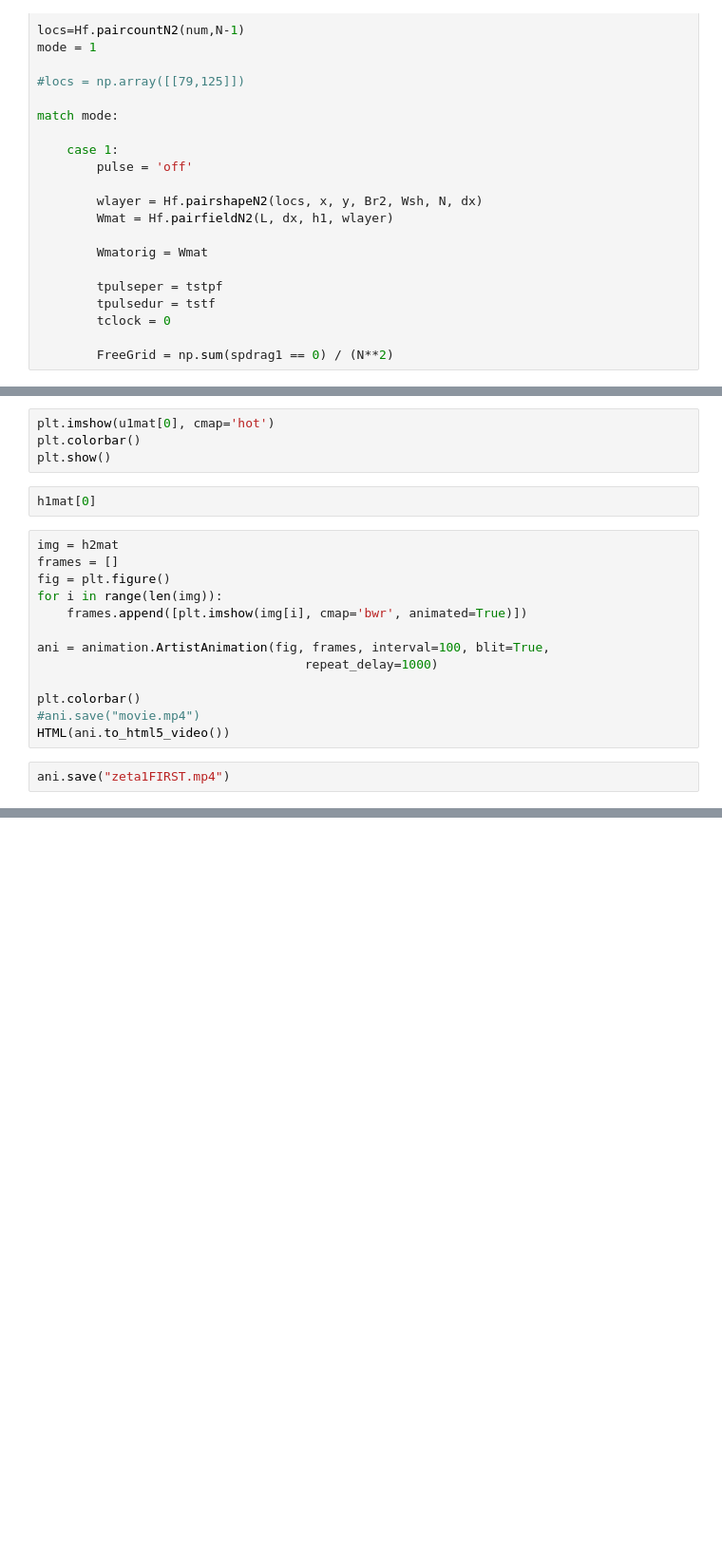
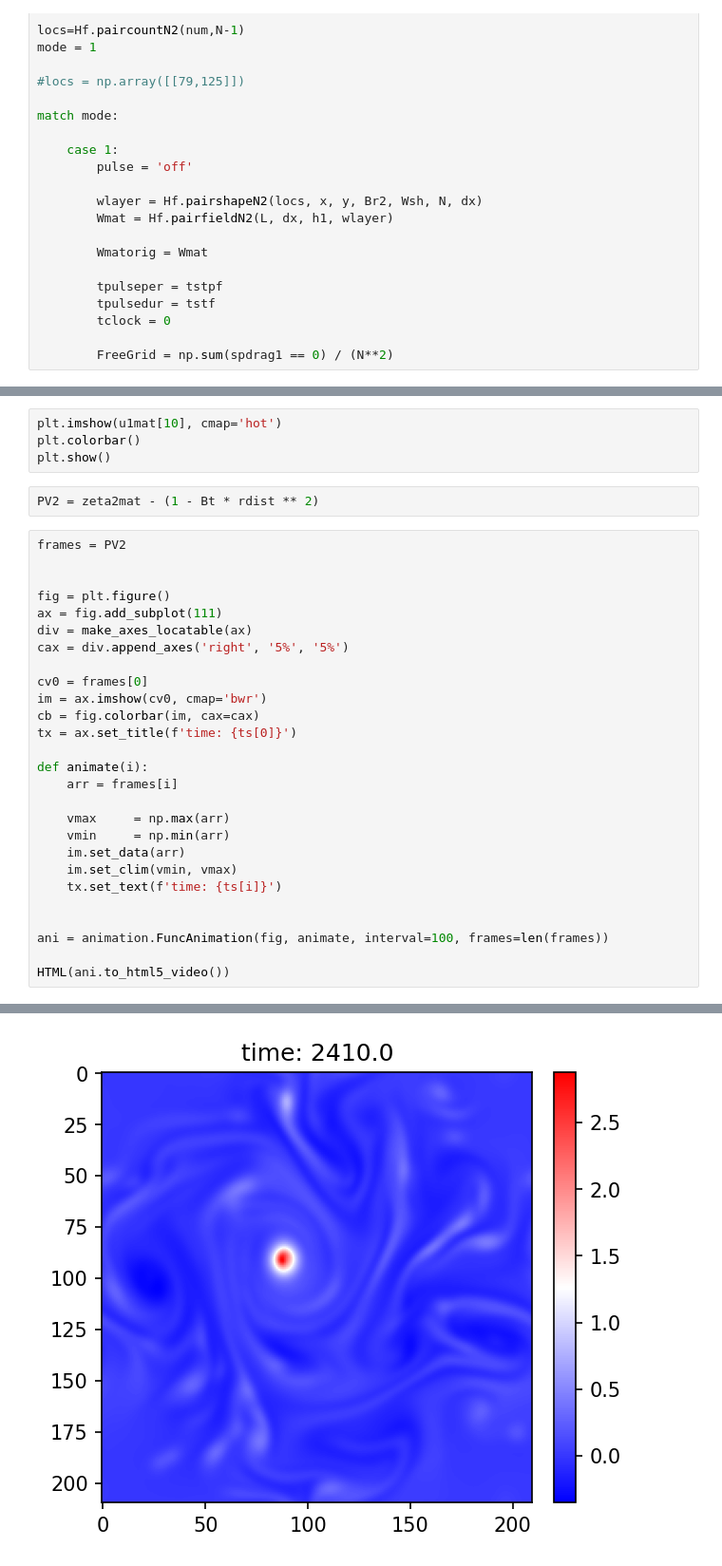
Before and after one commit to ONeillLab/2.5LayerPython, a Jupyter notebook: Full_Sim.ipynb, the cells around one changed output, grey strips where cells are left out. Shown at 95% size. Saved outputs shown, nothing was run; the diff lists cells and outputs as text; blank space fills up the shorter version.

```diff
--- a/Full_Sim.ipynb
+++ b/Full_Sim.ipynb
@@ -423,21 +431,34 @@ while t <= tmax + dt / 2:  # tmax+dt/2
 # %%
-plt.imshow(u1mat[0], cmap='hot')
+plt.imshow(u1mat[10], cmap='hot')
 plt.colorbar()
 plt.show()
 # %%
-h1mat[0]
+PV2 = zeta2mat - (1 - Bt * rdist ** 2)
-# %%
-img = h2mat
-frames = []
-fig = plt.figure()
-for i in range(len(img)):
-    frames.append([plt.imshow(img[i], cmap='bwr', animated=True)])
-
-ani = animation.ArtistAnimation(fig, frames, interval=100, blit=True,
-                                    repeat_delay=1000)
-
-plt.colorbar()
-#ani.save("movie.mp4")
-HTML(ani.to_html5_video())
-# %%
-ani.save("zeta1FIRST.mp4")
+# %%
+frames = PV2
+
+
+fig = plt.figure()
+ax = fig.add_subplot(111)
+div = make_axes_locatable(ax)
+cax = div.append_axes('right', '5%', '5%')
+
+cv0 = frames[0]
+im = ax.imshow(cv0, cmap='bwr')
+cb = fig.colorbar(im, cax=cax)
+tx = ax.set_title(f'time: {ts[0]}')
+
+def animate(i):
+    arr = frames[i]
+
+    vmax     = np.max(arr)
+    vmin     = np.min(arr)
+    im.set_data(arr)
+    im.set_clim(vmin, vmax)
+    tx.set_text(f'time: {ts[i]}')
+
+
+ani = animation.FuncAnimation(fig, animate, interval=100, frames=len(frames))
+
+HTML(ani.to_html5_video())
+# %% [output]
@@ -443,0 +466 @@ ani.save("zeta1FIRST.mp4")
+[figure, added]
```
Also changed, not shown: parts of 6 cells of this notebook, 2 other files.
